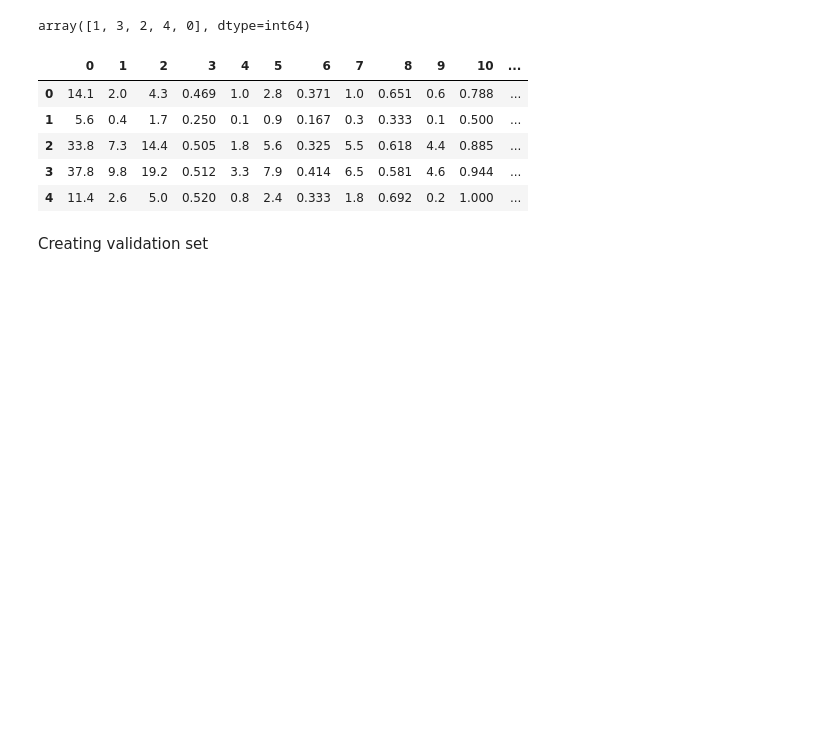
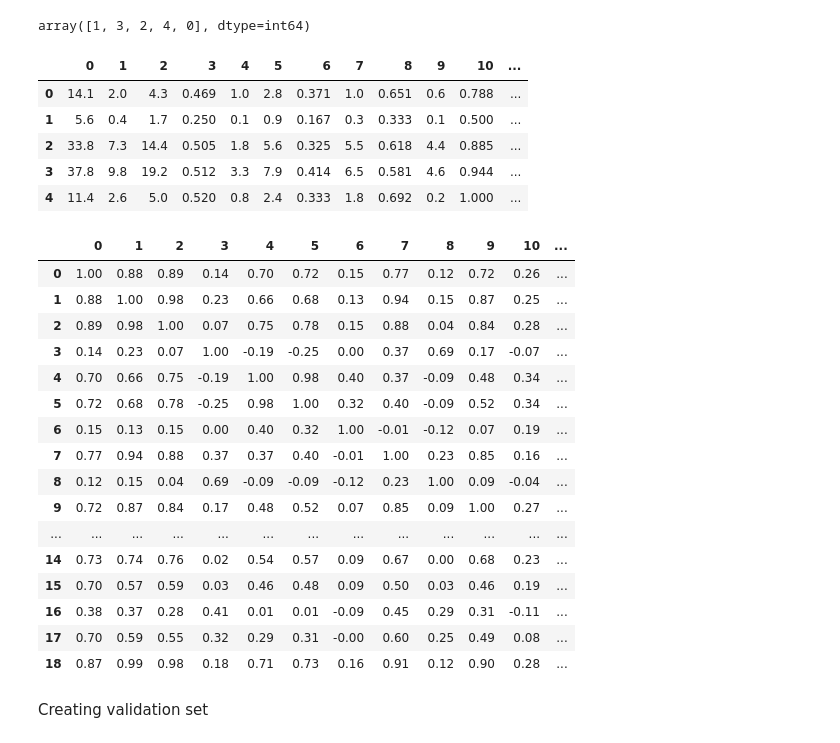
Before and after one commit to JimmyBentley/Predictive-ML-with-QDA, a Jupyter notebook: QDA.ipynb, the cells around one changed output. Saved outputs shown, nothing was run; the diff lists cells and outputs as text; code cells hidden in the pictures; blank space fills up the shorter version.

```diff
--- a/QDA.ipynb
+++ b/QDA.ipynb
@@ -34,6 +35,27 @@ train_data.head()
 | 2 | 33.8 | 7.3 | 14.4 | 0.505 | 1.8 | 5.6 | 0.325 | 5.5 | 0.618 | 4.4 | 0.885 | ... |
 | 3 | 37.8 | 9.8 | 19.2 | 0.512 | 3.3 | 7.9 | 0.414 | 6.5 | 0.581 | 4.6 | 0.944 | ... |
 | 4 | 11.4 | 2.6 | 5.0 | 0.520 | 0.8 | 2.4 | 0.333 | 1.8 | 0.692 | 0.2 | 1.000 | ... |
+# %%
+corr = X_train.corr()
+corr.style.background_gradient(cmap='coolwarm').set_precision(2)
+# %% [output]
+|  | 0 | 1 | 2 | 3 | 4 | 5 | 6 | 7 | 8 | 9 | 10 | ... |
+| 0 | 1.00 | 0.88 | 0.89 | 0.14 | 0.70 | 0.72 | 0.15 | 0.77 | 0.12 | 0.72 | 0.26 | ... |
+| 1 | 0.88 | 1.00 | 0.98 | 0.23 | 0.66 | 0.68 | 0.13 | 0.94 | 0.15 | 0.87 | 0.25 | ... |
+| 2 | 0.89 | 0.98 | 1.00 | 0.07 | 0.75 | 0.78 | 0.15 | 0.88 | 0.04 | 0.84 | 0.28 | ... |
+| 3 | 0.14 | 0.23 | 0.07 | 1.00 | -0.19 | -0.25 | 0.00 | 0.37 | 0.69 | 0.17 | -0.07 | ... |
+| 4 | 0.70 | 0.66 | 0.75 | -0.19 | 1.00 | 0.98 | 0.40 | 0.37 | -0.09 | 0.48 | 0.34 | ... |
+| 5 | 0.72 | 0.68 | 0.78 | -0.25 | 0.98 | 1.00 | 0.32 | 0.40 | -0.09 | 0.52 | 0.34 | ... |
+| 6 | 0.15 | 0.13 | 0.15 | 0.00 | 0.40 | 0.32 | 1.00 | -0.01 | -0.12 | 0.07 | 0.19 | ... |
+| 7 | 0.77 | 0.94 | 0.88 | 0.37 | 0.37 | 0.40 | -0.01 | 1.00 | 0.23 | 0.85 | 0.16 | ... |
+| 8 | 0.12 | 0.15 | 0.04 | 0.69 | -0.09 | -0.09 | -0.12 | 0.23 | 1.00 | 0.09 | -0.04 | ... |
+| 9 | 0.72 | 0.87 | 0.84 | 0.17 | 0.48 | 0.52 | 0.07 | 0.85 | 0.09 | 1.00 | 0.27 | ... |
+| ... | ... | ... | ... | ... | ... | ... | ... | ... | ... | ... | ... | ... |
+| 14 | 0.73 | 0.74 | 0.76 | 0.02 | 0.54 | 0.57 | 0.09 | 0.67 | 0.00 | 0.68 | 0.23 | ... |
+| 15 | 0.70 | 0.57 | 0.59 | 0.03 | 0.46 | 0.48 | 0.09 | 0.50 | 0.03 | 0.46 | 0.19 | ... |
+| 16 | 0.38 | 0.37 | 0.28 | 0.41 | 0.01 | 0.01 | -0.09 | 0.45 | 0.29 | 0.31 | -0.11 | ... |
+| 17 | 0.70 | 0.59 | 0.55 | 0.32 | 0.29 | 0.31 | -0.00 | 0.60 | 0.25 | 0.49 | 0.08 | ... |
+| 18 | 0.87 | 0.99 | 0.98 | 0.18 | 0.71 | 0.73 | 0.16 | 0.91 | 0.12 | 0.90 | 0.28 | ... |
 # %% [markdown]
 Creating validation set
 # %%
```
Also changed, not shown: parts of 3 cells of this notebook.
